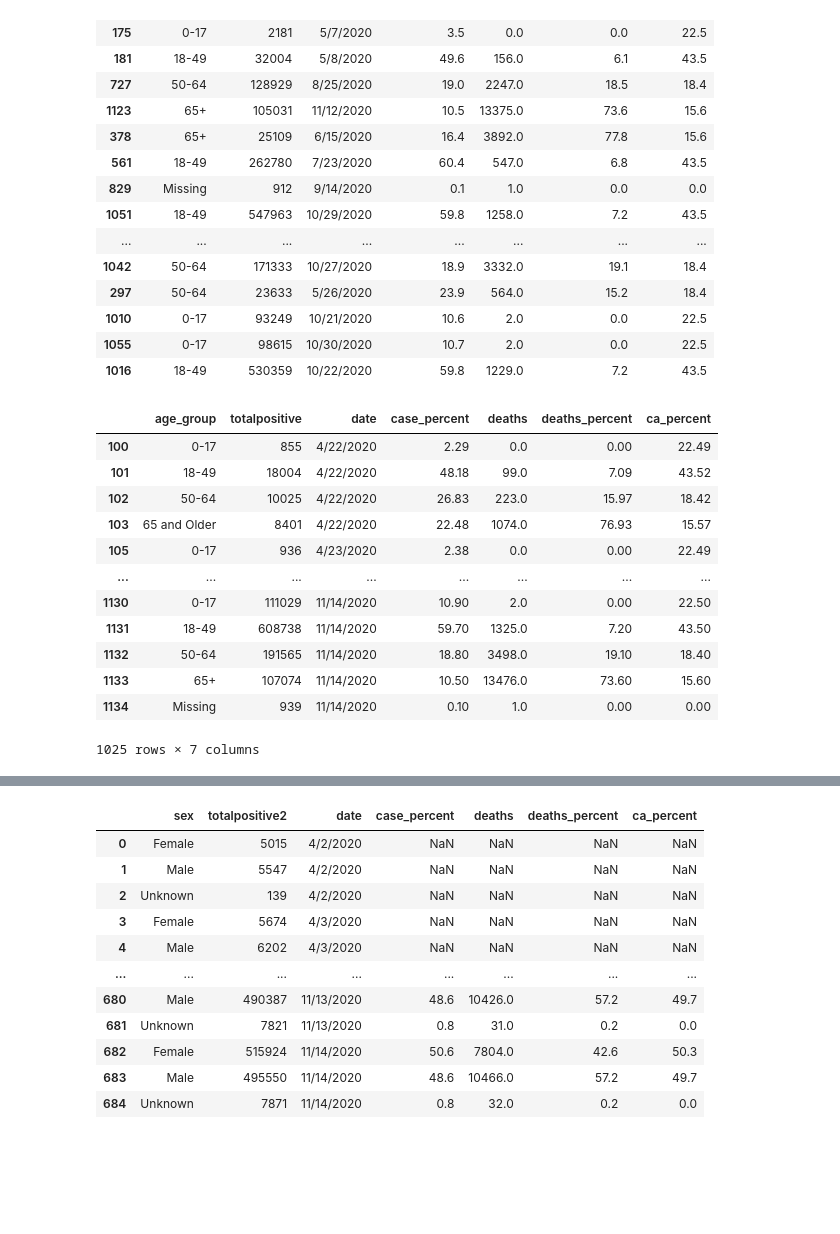
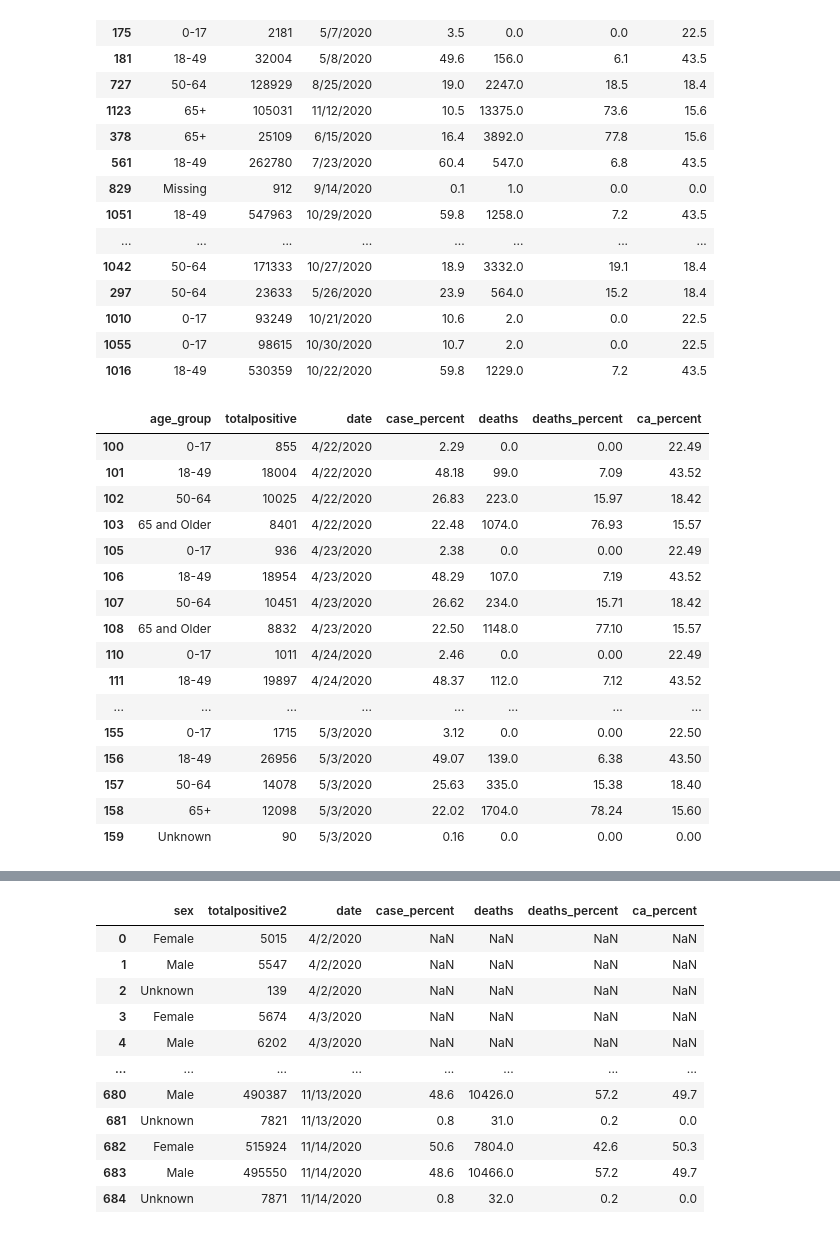
Before and after one commit to rteves0914/COVID_analysis, a Jupyter notebook: data.ipynb, the cells around one changed output, grey strips where cells are left out. Saved outputs shown, nothing was run; the diff lists cells and outputs as text; code cells hidden in the pictures; blank space fills up the shorter version.

```diff
--- a/data.ipynb
+++ b/data.ipynb
@@ -86,19 +125,25 @@ df_by_age.sample(50)
 | 1010 | 0-17 | 93249 | 10/21/2020 | 10.6 | 2.0 | 0.0 | 22.5 |
 | 1055 | 0-17 | 98615 | 10/30/2020 | 10.7 | 2.0 | 0.0 | 22.5 |
 | 1016 | 18-49 | 530359 | 10/22/2020 | 59.8 | 1229.0 | 7.2 | 43.5 |
-# %%
-df_by_age.dropna()
-# %% [output]
-|  | age_group | totalpositive | date | case_percent | deaths | deaths_percent | ca_percent |
-| 100 | 0-17 | 855 | 4/22/2020 | 2.29 | 0.0 | 0.00 | 22.49 |
-| 101 | 18-49 | 18004 | 4/22/2020 | 48.18 | 99.0 | 7.09 | 43.52 |
-| 102 | 50-64 | 10025 | 4/22/2020 | 26.83 | 223.0 | 15.97 | 18.42 |
-| 103 | 65 and Older | 8401 | 4/22/2020 | 22.48 | 1074.0 | 76.93 | 15.57 |
-| 105 | 0-17 | 936 | 4/23/2020 | 2.38 | 0.0 | 0.00 | 22.49 |
-| ... | ... | ... | ... | ... | ... | ... | ... |
-| 1130 | 0-17 | 111029 | 11/14/2020 | 10.90 | 2.0 | 0.00 | 22.50 |
-| 1131 | 18-49 | 608738 | 11/14/2020 | 59.70 | 1325.0 | 7.20 | 43.50 |
-| 1132 | 50-64 | 191565 | 11/14/2020 | 18.80 | 3498.0 | 19.10 | 18.40 |
-| 1133 | 65+ | 107074 | 11/14/2020 | 10.50 | 13476.0 | 73.60 | 15.60 |
-| 1134 | Missing | 939 | 11/14/2020 | 0.10 | 1.0 | 0.00 | 0.00 |
-1025 rows × 7 columns
+# %%
+df_age_clean=df_by_age.dropna()
+# %%
+df_age_clean.head(50)
+# %% [output]
+|  | age_group | totalpositive | date | case_percent | deaths | deaths_percent | ca_percent |
+| 100 | 0-17 | 855 | 4/22/2020 | 2.29 | 0.0 | 0.00 | 22.49 |
+| 101 | 18-49 | 18004 | 4/22/2020 | 48.18 | 99.0 | 7.09 | 43.52 |
+| 102 | 50-64 | 10025 | 4/22/2020 | 26.83 | 223.0 | 15.97 | 18.42 |
+| 103 | 65 and Older | 8401 | 4/22/2020 | 22.48 | 1074.0 | 76.93 | 15.57 |
+| 105 | 0-17 | 936 | 4/23/2020 | 2.38 | 0.0 | 0.00 | 22.49 |
+| 106 | 18-49 | 18954 | 4/23/2020 | 48.29 | 107.0 | 7.19 | 43.52 |
+| 107 | 50-64 | 10451 | 4/23/2020 | 26.62 | 234.0 | 15.71 | 18.42 |
+| 108 | 65 and Older | 8832 | 4/23/2020 | 22.50 | 1148.0 | 77.10 | 15.57 |
+| 110 | 0-17 | 1011 | 4/24/2020 | 2.46 | 0.0 | 0.00 | 22.49 |
+| 111 | 18-49 | 19897 | 4/24/2020 | 48.37 | 112.0 | 7.12 | 43.52 |
+| ... | ... | ... | ... | ... | ... | ... | ... |
+| 155 | 0-17 | 1715 | 5/3/2020 | 3.12 | 0.0 | 0.00 | 22.50 |
+| 156 | 18-49 | 26956 | 5/3/2020 | 49.07 | 139.0 | 6.38 | 43.50 |
+| 157 | 50-64 | 14078 | 5/3/2020 | 25.63 | 335.0 | 15.38 | 18.40 |
+| 158 | 65+ | 12098 | 5/3/2020 | 22.02 | 1704.0 | 78.24 | 15.60 |
+| 159 | Unknown | 90 | 5/3/2020 | 0.16 | 0.0 | 0.00 | 0.00 |
```
Also changed, not shown: parts of 7 cells of this notebook.
